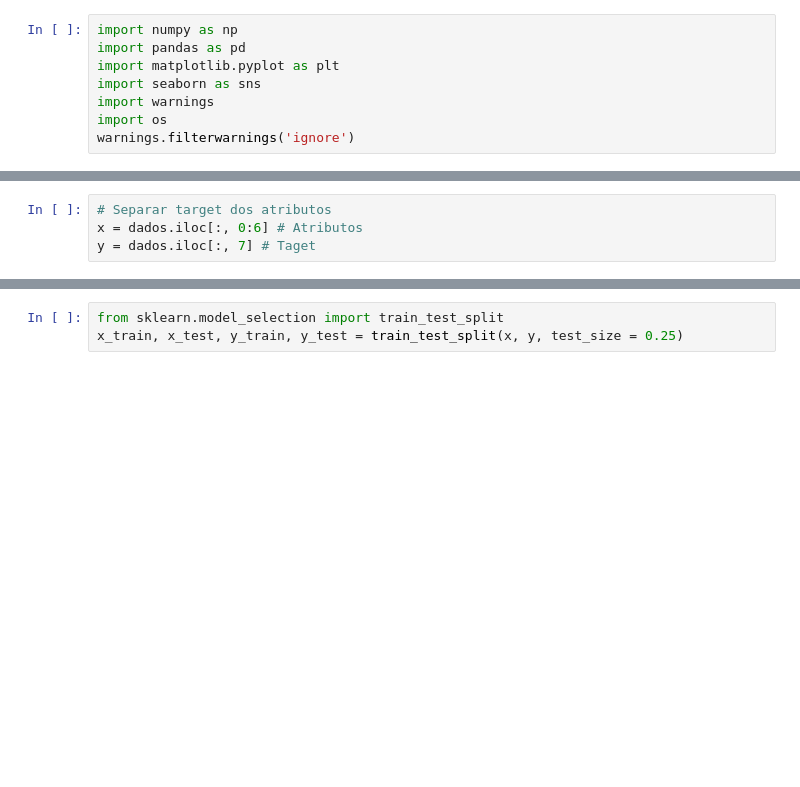
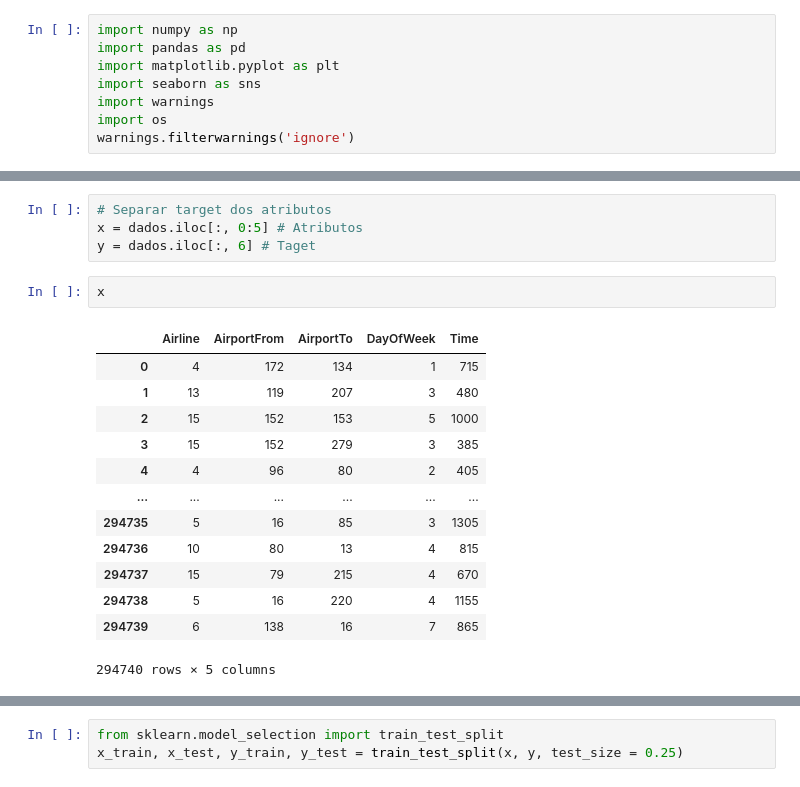
Before and after one commit to herbertgabriel/JaPodeVoar, a Jupyter notebook: app/models/train_model.ipynb, the cells around one changed output, grey strips where cells are left out. Saved outputs shown, nothing was run; the diff lists cells and outputs as text; blank space fills up the shorter version.

```diff
--- a/app/models/train_model.ipynb
+++ b/app/models/train_model.ipynb
@@ -51,4 +37,20 @@ print(dados.head())
 # %%
 # Separar target dos atributos
-x = dados.iloc[:, 0:6] # Atributos
-y = dados.iloc[:, 7] # Taget
+x = dados.iloc[:, 0:5] # Atributos
+y = dados.iloc[:, 6] # Taget
+# %%
+x
+# %% [output]
+|  | Airline | AirportFrom | AirportTo | DayOfWeek | Time |
+| 0 | 4 | 172 | 134 | 1 | 715 |
+| 1 | 13 | 119 | 207 | 3 | 480 |
+| 2 | 15 | 152 | 153 | 5 | 1000 |
+| 3 | 15 | 152 | 279 | 3 | 385 |
+| 4 | 4 | 96 | 80 | 2 | 405 |
+| ... | ... | ... | ... | ... | ... |
+| 294735 | 5 | 16 | 85 | 3 | 1305 |
+| 294736 | 10 | 80 | 13 | 4 | 815 |
+| 294737 | 15 | 79 | 215 | 4 | 670 |
+| 294738 | 5 | 16 | 220 | 4 | 1155 |
+| 294739 | 6 | 138 | 16 | 7 | 865 |
+294740 rows × 5 columns
```
Also changed, not shown: parts of 8 cells of this notebook, 3 other files.
